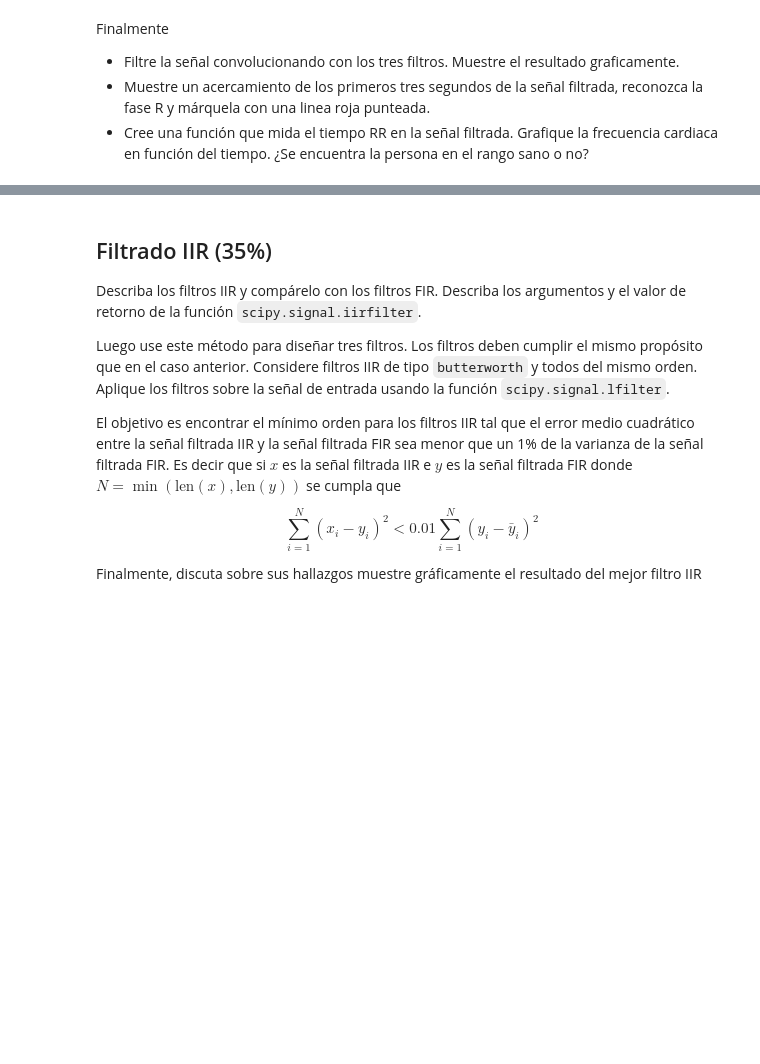
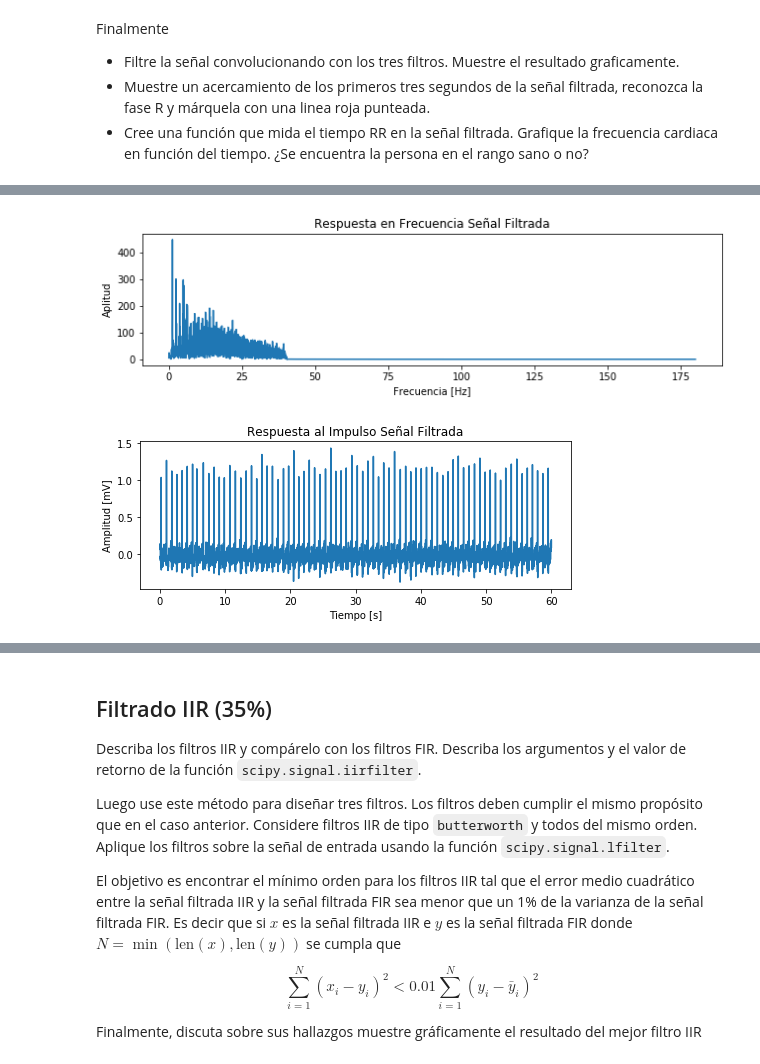
Before and after one commit to ehopperdietzel/Filtrado-De-Senales, a Jupyter notebook: tarea2_info183.ipynb, the cells around one changed output, grey strips where cells are left out. Saved outputs shown, nothing was run; the diff lists cells and outputs as text; code cells hidden in the pictures; blank space fills up the shorter version.

Commit message:
Filtros FIR listos, faltan algunos desarrollos

```diff
--- a/tarea2_info183.ipynb
+++ b/tarea2_info183.ipynb
@@ -325,12 +314,12 @@ Finalmente
 - Muestre un acercamiento de los primeros tres segundos de la señal filtrada, reconozca la fase R y márquela con una linea roja punteada.
 - Cree una función que mida el tiempo RR en la señal filtrada. Grafique la frecuencia cardiaca en función del tiempo. ¿Se encuentra la persona en el rango sano o no?
 # %%
+# Convolución con los 3 filtros
 dataFiltrada = scipy.signal.convolve(data,hA,mode='same',method='auto')
 dataFiltrada = scipy.signal.convolve(dataFiltrada,hB,mode='same',method='auto')
 dataFiltrada = scipy.signal.convolve(dataFiltrada,hC,mode='same',method='auto')
 
-graficaTransformada(dataFiltrada,Fs)
-graficaSeñal(dataFiltrada,Fs,360*3)
-
-#arr = [[1.15,1.32],[2.41,2.53],[3.6,3.75],[4.85,5],[6,6.25],[7.5,7.65],[8.77,8.86]]
+# Gráfica de resultados
+graficaTransformada(dataFiltrada,Fs,title="Respuesta en Frecuencia Señal Filtrada")
+graficaSeñal(dataFiltrada,Fs,len(dataFiltrada),title="Respuesta al Impulso Señal Filtrada")
 # %% [output]
@@ -340,0 +326,2 @@ graficaSeñal(dataFiltrada,Fs,360*3)
+[figure, added]
+[figure, added]
```
Also changed, not shown: parts of 25 cells of this notebook.
